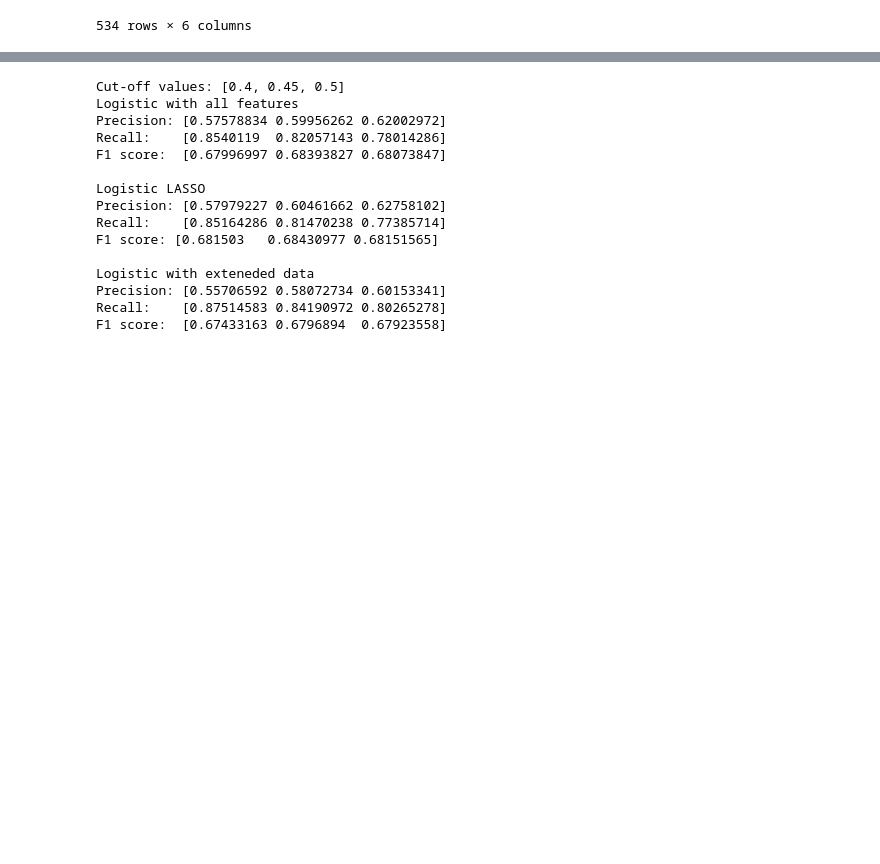
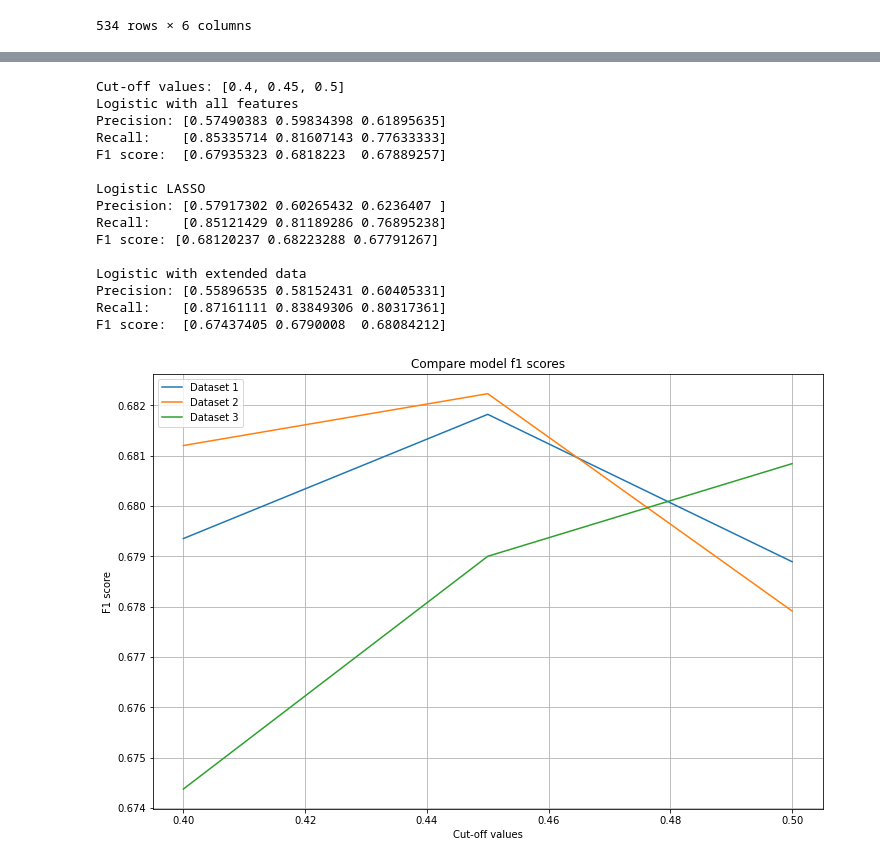
Before and after one commit to danhtran358/DATA-445, a Jupyter notebook: Project_Logistic.ipynb, the cells around one changed output, grey strips where cells are left out. Cells and saved outputs as stored; diff of their text form; code cells hidden in the pictures; blank space fills up the shorter version.

```diff
--- a/Project_Logistic.ipynb
+++ b/Project_Logistic.ipynb
@@ -629,26 +669,41 @@ print('Precision:', avg_precision_score_lasso)
 print('Recall:   ', avg_recall_score_lasso)
 print('F1 score:', avg_f1_score_lasso)
 print()
-print('Logistic with exteneded data')
+print('Logistic with extended data')
 print('Precision:', avg_precision_score_extended)
 print('Recall:   ', avg_recall_score_extended)
 print('F1 score: ', avg_f1_score_extended)
 # %% [output]
 Cut-off values: [0.4, 0.45, 0.5]
 Logistic with all features
-Precision: [0.57578834 0.59956262 0.62002972]
-Recall:    [0.8540119  0.82057143 0.78014286]
-F1 score:  [0.67996997 0.68393827 0.68073847]
+Precision: [0.57490383 0.59834398 0.61895635]
+Recall:    [0.85335714 0.81607143 0.77633333]
+F1 score:  [0.67935323 0.6818223  0.67889257]
 
 Logistic LASSO
-Precision: [0.57979227 0.60461662 0.62758102]
-Recall:    [0.85164286 0.81470238 0.77385714]
-F1 score: [0.681503   0.68430977 0.68151565]
+Precision: [0.57917302 0.60265432 0.6236407 ]
+Recall:    [0.85121429 0.81189286 0.76895238]
+F1 score: [0.68120237 0.68223288 0.67791267]
 
-Logistic with exteneded data
-Precision: [0.55706592 0.58072734 0.60153341]
-Recall:    [0.87514583 0.84190972 0.80265278]
-F1 score:  [0.67433163 0.6796894  0.67923558]
+Logistic with extended data
+Precision: [0.55896535 0.58152431 0.60405331]
+Recall:    [0.87161111 0.83849306 0.80317361]
+F1 score:  [0.67437405 0.6790008  0.68084212]
+# %%
+fig = plt.figure(figsize = (12, 8))
+
+## Visualization of f1 metrics of each model
+plt.plot(cut_off_values, avg_f1_score)
+plt.plot(cut_off_values, avg_f1_score_lasso)
+plt.plot(cut_off_values, avg_f1_score_extended)
+plt.title('Compare model f1 scores')
+plt.ylabel('F1 score')
+plt.xlabel('Cut-off values')
+plt.legend(['Dataset 1', 'Dataset 2', 'Dataset 3'], loc = 'upper left')
+plt.grid()
+plt.show()
+# %% [output]
+[figure, added]
 # %%
 cut_off = 0.45
 
```
Also changed, not shown: parts of 14 cells of this notebook, 6 other files.
